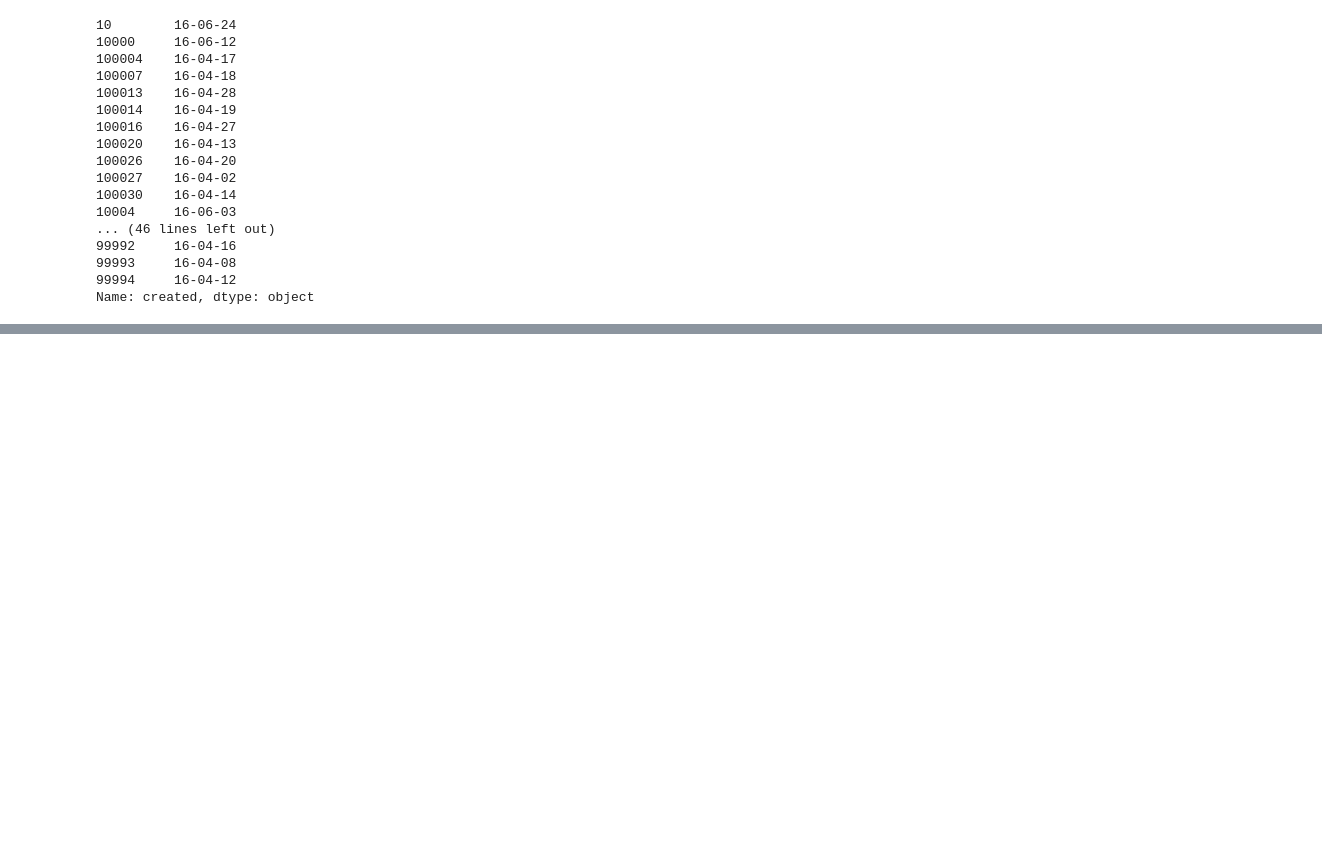
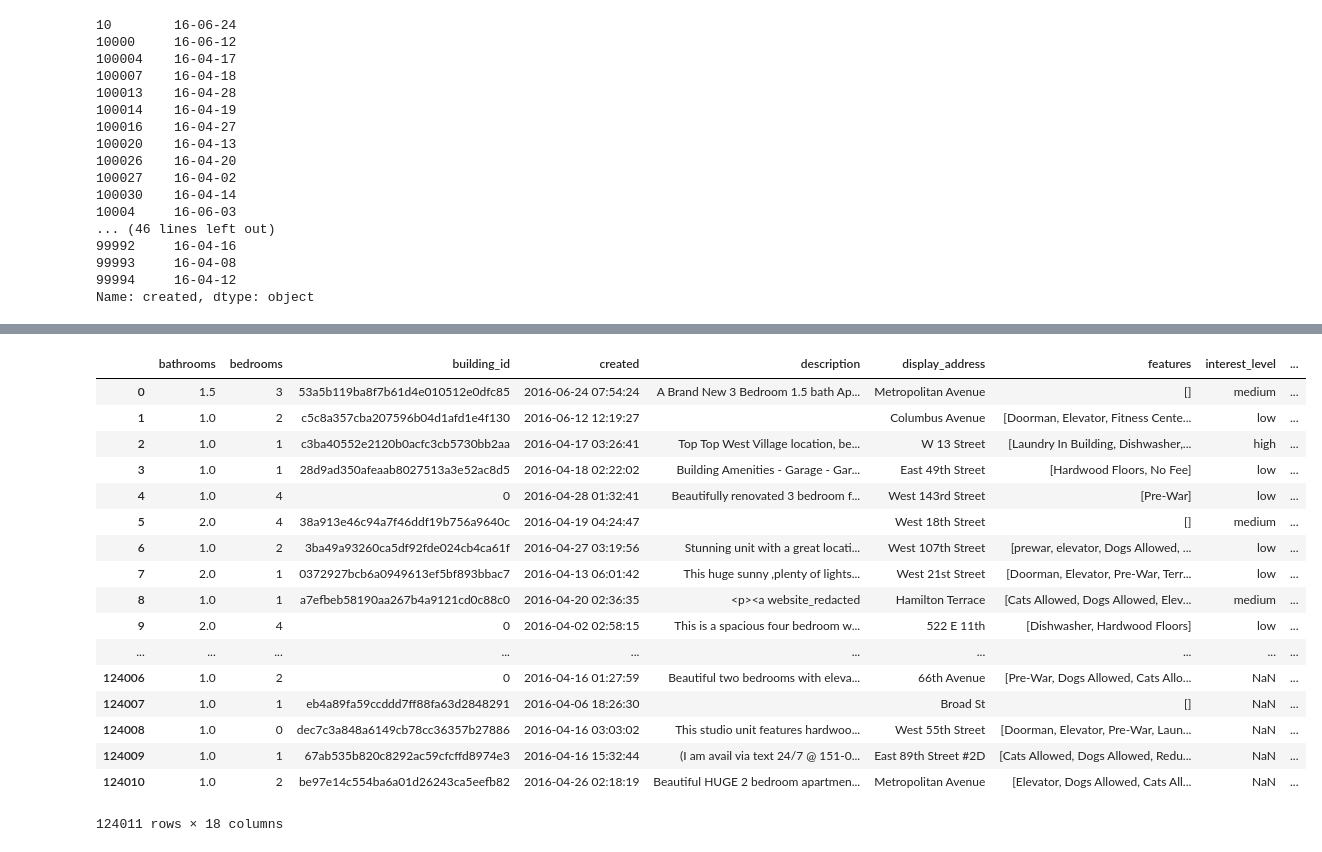
Before and after one commit to mratsim/Apartment-Interest-Prediction, a Jupyter notebook: 000_Data_Exploration2.ipynb, the cells around one changed output, grey strips where cells are left out. Drawn from its saved outputs; the diff is of its cells as text; code cells hidden in the pictures; blank space fills up the shorter version.

Commit message:
Use train+test count total + One Hot Encode for manager and building IDs percentile

```diff
--- a/000_Data_Exploration2.ipynb
+++ b/000_Data_Exploration2.ipynb
@@ -184,0 +191,2 @@ Name: created, dtype: object
+# %%
+managers_count = train_test['manager_id'].value_counts()
@@ -184,0 +213,3 @@ Name: created, dtype: object
+# %%
+train_test['top_10_manager'] = train_test['manager_id'].apply(lambda x: 1 if x in managers_count.index.values[
+    managers_count.values >= np.percentile(managers_count.values, 90)] else 0)
@@ -184,0 +269,27 @@ Name: created, dtype: object
+# %%
+def _check_percentile(series_valcount,percentile):
+        return series_valcount.index.values[
+    series_valcount.values >= np.percentile(series_valcount.values, 100 - percentile)]
+# %%
+dict_percmag = {'top' + str(p) + 'manager': train_test['manager_id'].isin(_check_percentile(managers_count,90)) for p in [1,10,30]}
+# %%
+train_test.assign(**dict_percmag)
+# %% [output]
+|  | bathrooms | bedrooms | building_id | created | description | display_address | features | interest_level | ... |
+| 0 | 1.5 | 3 | 53a5b119ba8f7b61d4e010512e0dfc85 | 2016-06-24 07:54:24 | A Brand New 3 Bedroom 1.5 bath Ap... | Metropolitan Avenue | [] | medium | ... |
+| 1 | 1.0 | 2 | c5c8a357cba207596b04d1afd1e4f130 | 2016-06-12 12:19:27 |  | Columbus Avenue | [Doorman, Elevator, Fitness Cente... | low | ... |
+| 2 | 1.0 | 1 | c3ba40552e2120b0acfc3cb5730bb2aa | 2016-04-17 03:26:41 | Top Top West Village location, be... | W 13 Street | [Laundry In Building, Dishwasher,... | high | ... |
+| 3 | 1.0 | 1 | 28d9ad350afeaab8027513a3e52ac8d5 | 2016-04-18 02:22:02 | Building Amenities - Garage - Gar... | East 49th Street | [Hardwood Floors, No Fee] | low | ... |
+| 4 | 1.0 | 4 | 0 | 2016-04-28 01:32:41 | Beautifully renovated 3 bedroom f... | West 143rd Street | [Pre-War] | low | ... |
+| 5 | 2.0 | 4 | 38a913e46c94a7f46ddf19b756a9640c | 2016-04-19 04:24:47 |  | West 18th Street | [] | medium | ... |
+| 6 | 1.0 | 2 | 3ba49a93260ca5df92fde024cb4ca61f | 2016-04-27 03:19:56 | Stunning unit with a great locati... | West 107th Street | [prewar, elevator, Dogs Allowed, ... | low | ... |
+| 7 | 2.0 | 1 | 0372927bcb6a0949613ef5bf893bbac7 | 2016-04-13 06:01:42 | This huge sunny ,plenty of lights... | West 21st Street | [Doorman, Elevator, Pre-War, Terr... | low | ... |
+| 8 | 1.0 | 1 | a7efbeb58190aa267b4a9121cd0c88c0 | 2016-04-20 02:36:35 | <p><a website_redacted | Hamilton Terrace | [Cats Allowed, Dogs Allowed, Elev... | medium | ... |
+| 9 | 2.0 | 4 | 0 | 2016-04-02 02:58:15 | This is a spacious four bedroom w... | 522 E 11th | [Dishwasher, Hardwood Floors] | low | ... |
+| ... | ... | ... | ... | ... | ... | ... | ... | ... | ... |
+| 124006 | 1.0 | 2 | 0 | 2016-04-16 01:27:59 | Beautiful two bedrooms with eleva... | 66th Avenue | [Pre-War, Dogs Allowed, Cats Allo... | NaN | ... |
+| 124007 | 1.0 | 1 | eb4a89fa59ccddd7ff88fa63d2848291 | 2016-04-06 18:26:30 |  | Broad St | [] | NaN | ... |
+| 124008 | 1.0 | 0 | dec7c3a848a6149cb78cc36357b27886 | 2016-04-16 03:03:02 | This studio unit features hardwoo... | West 55th Street | [Doorman, Elevator, Pre-War, Laun... | NaN | ... |
+| 124009 | 1.0 | 1 | 67ab535b820c8292ac59cfcffd8974e3 | 2016-04-16 15:32:44 | (I am avail via text 24/7 @ 151-0... | East 89th Street #2D | [Cats Allowed, Dogs Allowed, Redu... | NaN | ... |
+| 124010 | 1.0 | 2 | be97e14c554ba6a01d26243ca5eefb82 | 2016-04-26 02:18:19 | Beautiful HUGE 2 bedroom apartmen... | Metropolitan Avenue | [Elevator, Dogs Allowed, Cats All... | NaN | ... |
+124011 rows × 18 columns
```
Also changed, not shown: parts of 13 cells of this notebook, 4 other files.
